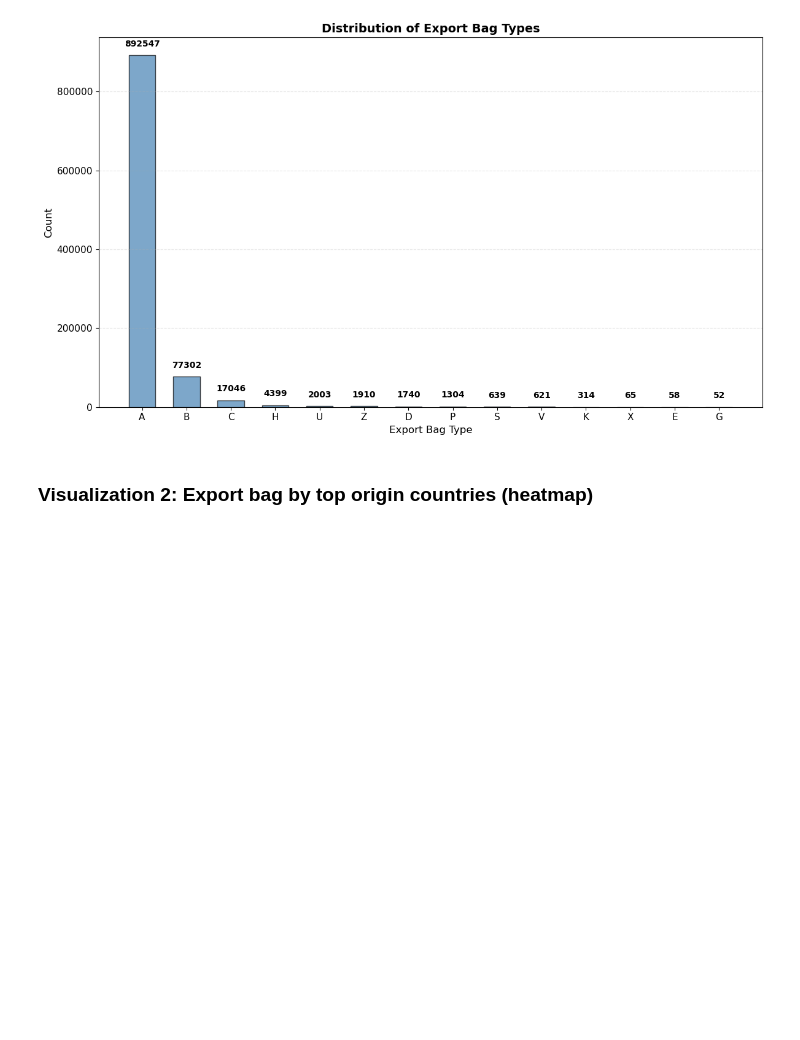
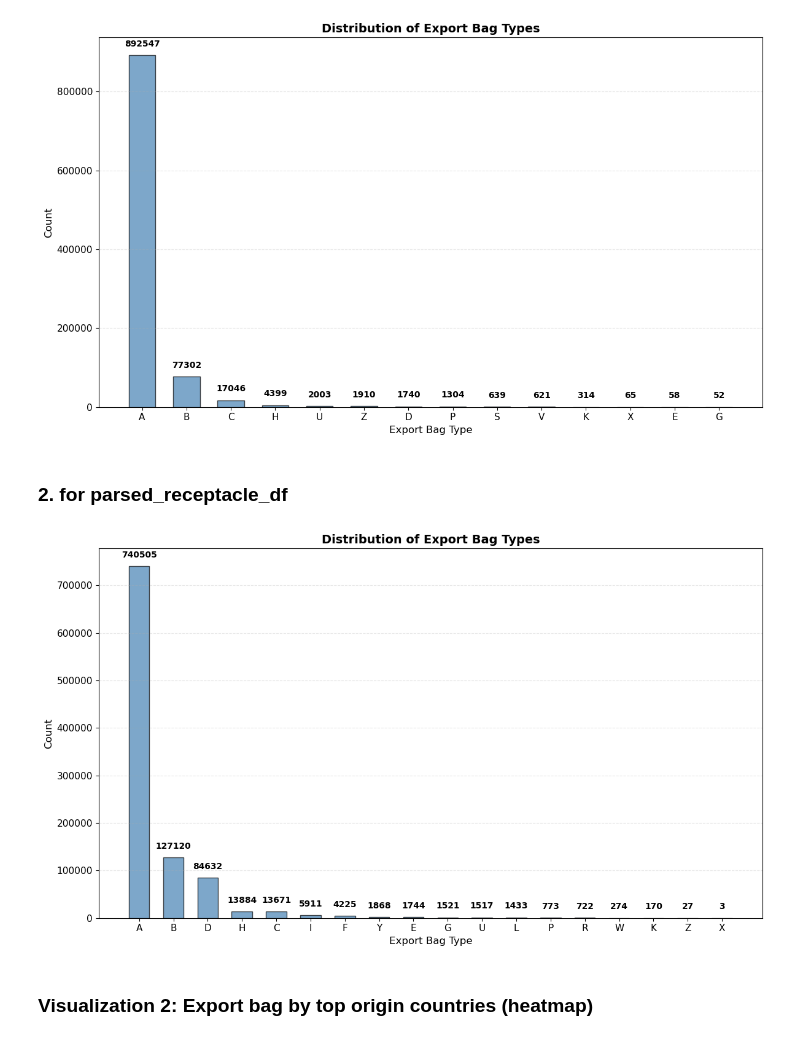
Before and after one commit to DjameelEddine/Data-Mining, a Jupyter notebook: notebooks/EDA.ipynb, the cells around one changed output. Drawn from its saved outputs; the diff is of its cells as text; code cells hidden in the pictures; blank space fills up the shorter version.

```diff
--- a/notebooks/EDA.ipynb
+++ b/notebooks/EDA.ipynb
@@ -531,0 +663,6 @@ print(parsed_packages_df['service_indicator'].unique())
+# %%
+#transform country_code to uppercase for consistency
+parsed_packages_df['service_indicator'] = parsed_packages_df['service_indicator'].str.upper()
+print("values of service_indicator after transformation to uppercase:")
+print(parsed_packages_df['service_indicator'].unique())
+print("number of unique service indicators after transformation:", parsed_packages_df['service_indicator'].nunique())
@@ -556,0 +705,7 @@ we can see that many values for the country codes are numbers instead of ISO 316
+# %%
+count = 0
+for index, row in parsed_packages_df.iterrows():
+    parsed_packages_df.at[index, 'country_code'] = row['country_code'].upper()
+    if row['origin_country'] != row['country_code']:
+        count += 1
+print(f"Number of rows where origin_country does not match country_code: {count}")
@@ -556,0 +714,4 @@ we can see that many values for the country codes are numbers instead of ISO 316
+# %%
+for index, row in parsed_packages_df.iterrows():
+    if row['origin_country'] != row['country_code']:
+        parsed_packages_df.at[index, 'country_code'] = row['origin_country']
@@ -698,4 +941,5 @@ AT                   0  14080  35  0   0  0  0  0  0    0  0  0   0     0
 # %%
+export_bag_dist = parsed_packages_df['export_bag'].value_counts()
 plt.figure(figsize=(12, 7))
 plt.bar(export_bag_dist.index, export_bag_dist.values, color='steelblue', edgecolor='black', alpha=0.7, width=0.6)
 plt.title('Distribution of Export Bag Types', fontsize=14, fontweight='bold')
@@ -711,6 +955,25 @@ plt.tight_layout()
 plt.show()
 # %% [output]
 [figure]
+# %% [markdown]
+### 2. for parsed_receptacle_df
+# %%
+export_bag_dist = parsed_receptacle_df['export_bag'].value_counts()
+plt.figure(figsize=(12, 7))
+plt.bar(export_bag_dist.index, export_bag_dist.values, color='steelblue', edgecolor='black', alpha=0.7, width=0.6)
+plt.title('Distribution of Export Bag Types', fontsize=14, fontweight='bold')
+plt.xlabel('Export Bag Type', fontsize=12)
+plt.ylabel('Count', fontsize=12)
+plt.xticks(fontsize=11)
+plt.yticks(fontsize=11)
+# Add value labels on top of bars
+for i, v in enumerate(export_bag_dist.values):
+    plt.text(i, v + max(export_bag_dist.values)*0.02, str(v), ha='center', va='bottom', fontsize=10, fontweight='bold')
+plt.grid(axis='y', alpha=0.3, linestyle='--')
+plt.tight_layout()
+plt.show()
+# %% [output]
+[figure, added]
 # %% [markdown]
 
 ### Visualization 2: Export bag by top origin countries (heatmap)
```
Also changed, not shown: parts of 54 cells of this notebook.
